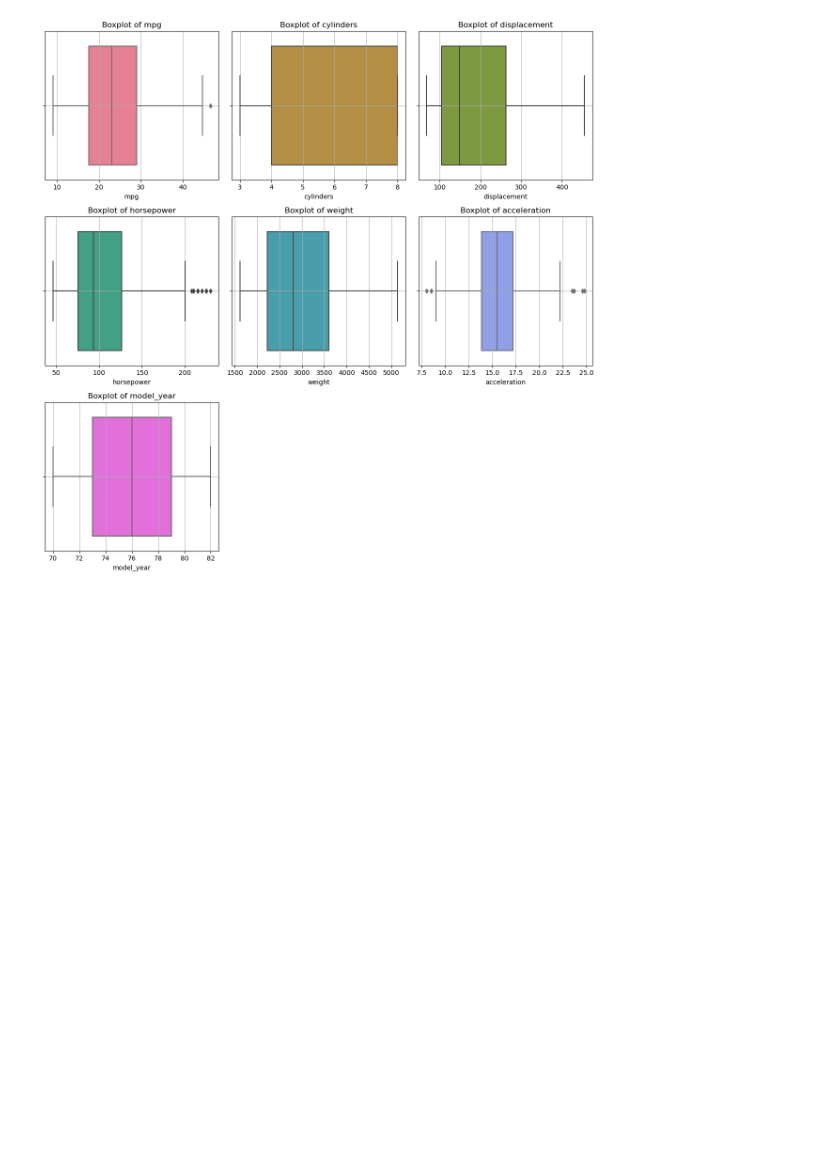
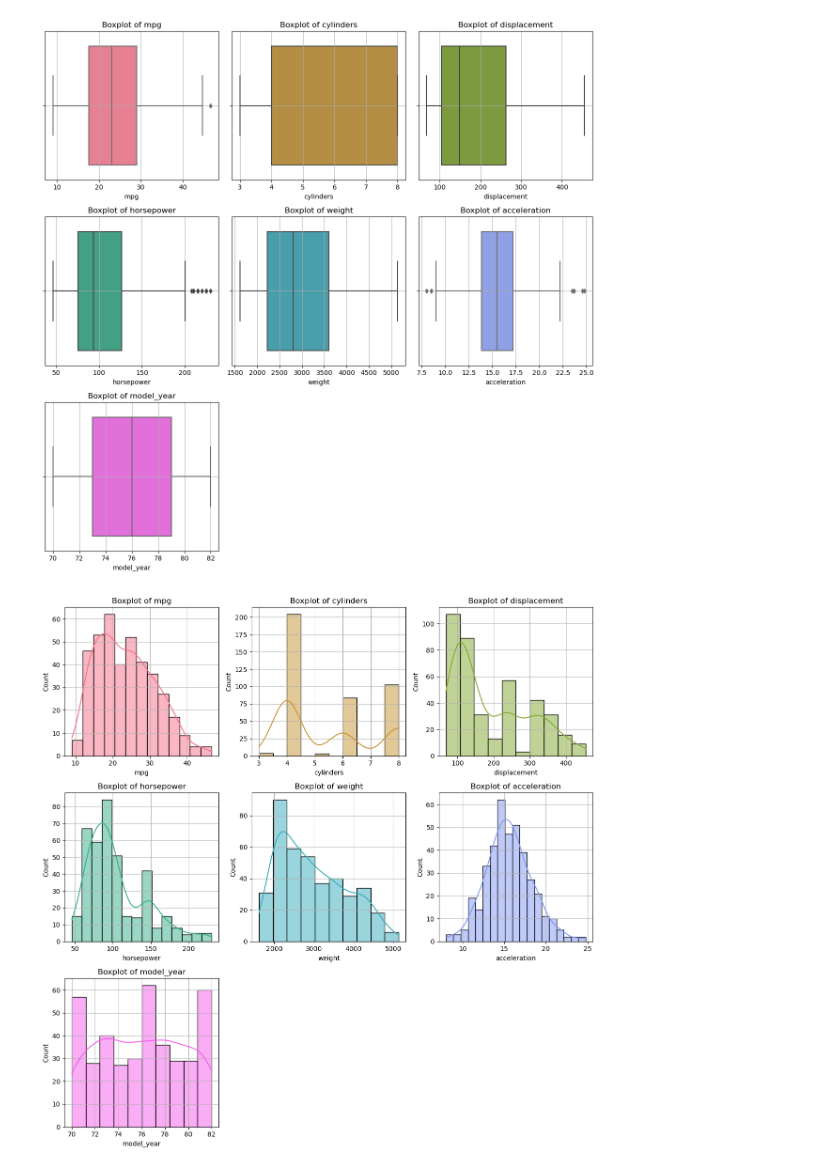
Before and after one commit to data-alch3m1st/Data_Viz, a Jupyter notebook: General_Data_Viz_to_Live_By_.ipynb, the cells around one changed output. Drawn from its saved outputs; the diff is of its cells as text; code cells hidden in the pictures; blank space fills up the shorter version.

```diff
--- a/General_Data_Viz_to_Live_By_.ipynb
+++ b/General_Data_Viz_to_Live_By_.ipynb
@@ -115,3 +116,51 @@ plt.tight_layout()
 plt.show();
 # %% [output]
 [figure]
+# %%
+# NUMERIC COLS LOOP—BOXPLOT:
+
+# Automatically select all numerical cols from a df:
+numeric_cols = df.select_dtypes(include=np.number).columns
+
+# Set the max number of plots per row:
+max_cols = 3 # Adjust as needed, but keep space and visibility/readability in mind;
+
+# Calculate the number of rows needed based on the number of numeric columns:
+num_plots = len(numeric_cols)
+num_rows = int(np.ceil(num_plots / max_cols) ) # Ceiling division
+
+# Generate a list of colors; (one color per column)
+colors = sns.color_palette("husl", num_plots) # Use Seaborn color palette for distinct colors;
+
+# Create subplots with calculated rows and fixed columns:
+fig, axes = plt.subplots(
+    num_rows
+    , max_cols
+    , figsize=(max_cols * 4, num_rows * 4)
+    , sharey=False # Adjust as needed;
+    )
+
+# Flatten the axes array for easy iteration:
+axes = axes.flatten()
+
+# Loop through each numeric columns, colors and axes:
+for i, (col, color) in enumerate(zip(numeric_cols, colors)):
+    sns.histplot(
+        df[col]
+        , kde=True
+        , ax=axes[i]
+        , color=color
+#         , orient="h"
+        )
+    axes[i].set_title(f'Boxplot of {col}')
+    axes[i].grid()
+
+# Hide any unused axes (if num_plots < num_rows * max_cols):
+for j in range(num_plots, len(axes)):
+    fig.delaxes(axes[j])
+
+# Adjust layout and display the plot(s):
+plt.tight_layout()
+plt.show();
+# %% [output]
+[figure, added]
```
Also changed, not shown: parts of 1 cell of this notebook.
